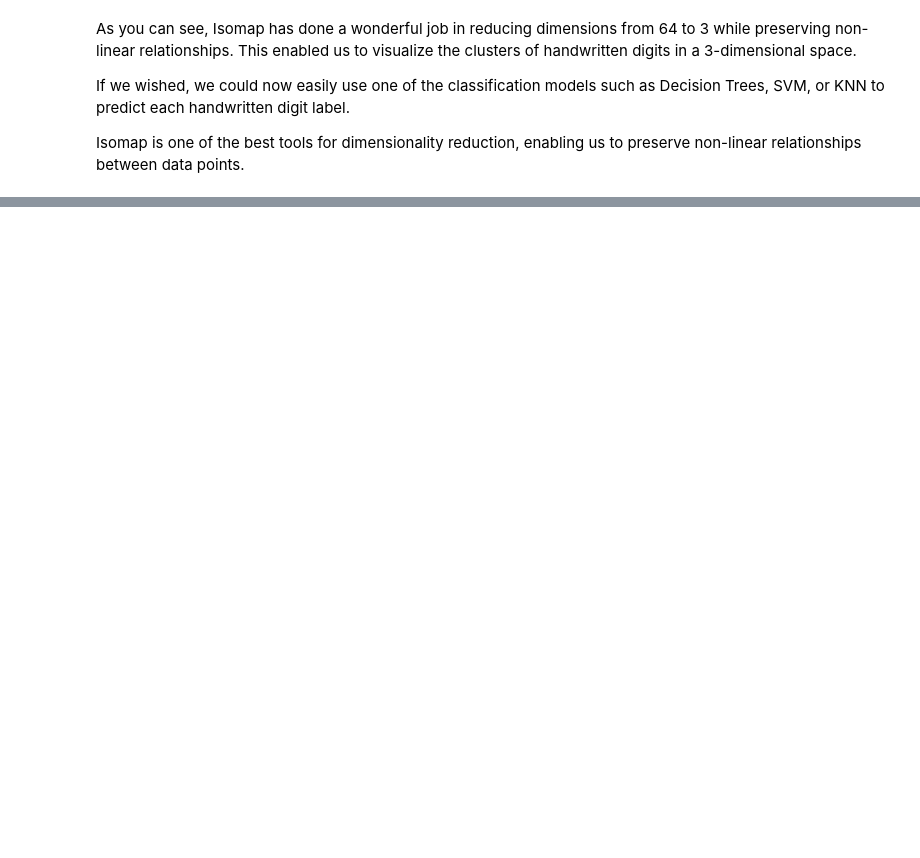
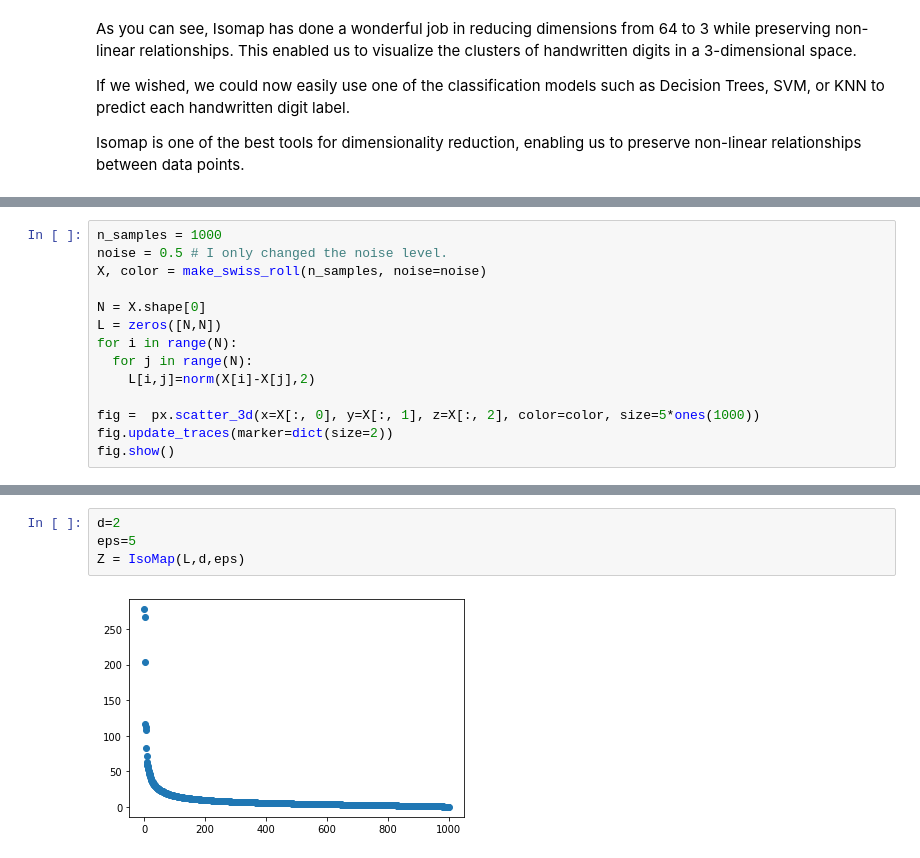
Before and after one commit to yexf308/AdvancedMachineLearning, a Jupyter notebook: Manifold_learning_Isomap.ipynb, the cells around one changed output, grey strips where cells are left out. Cells and saved outputs as stored; diff of their text form; blank space fills up the shorter version.

```diff
--- a/Manifold_learning_Isomap.ipynb
+++ b/Manifold_learning_Isomap.ipynb
@@ -199,0 +207,14 @@ Isomap is one of the best tools for dimensionality reduction, enabling us to pre
+# %%
+n_samples = 1000
+noise = 0.5 # I only changed the noise level.
+X, color = make_swiss_roll(n_samples, noise=noise)
+
+N = X.shape[0]
+L = zeros([N,N])
+for i in range(N):
+  for j in range(N):
+    L[i,j]=norm(X[i]-X[j],2)
+
+fig =  px.scatter_3d(x=X[:, 0], y=X[:, 1], z=X[:, 2], color=color, size=5*ones(1000))
+fig.update_traces(marker=dict(size=2))
+fig.show()
@@ -199,0 +223,6 @@ Isomap is one of the best tools for dimensionality reduction, enabling us to pre
+# %%
+d=2
+eps=5
+Z = IsoMap(L,d,eps)
+# %% [output]
+[figure, added]
```
Also changed, not shown: parts of 4 cells of this notebook.
